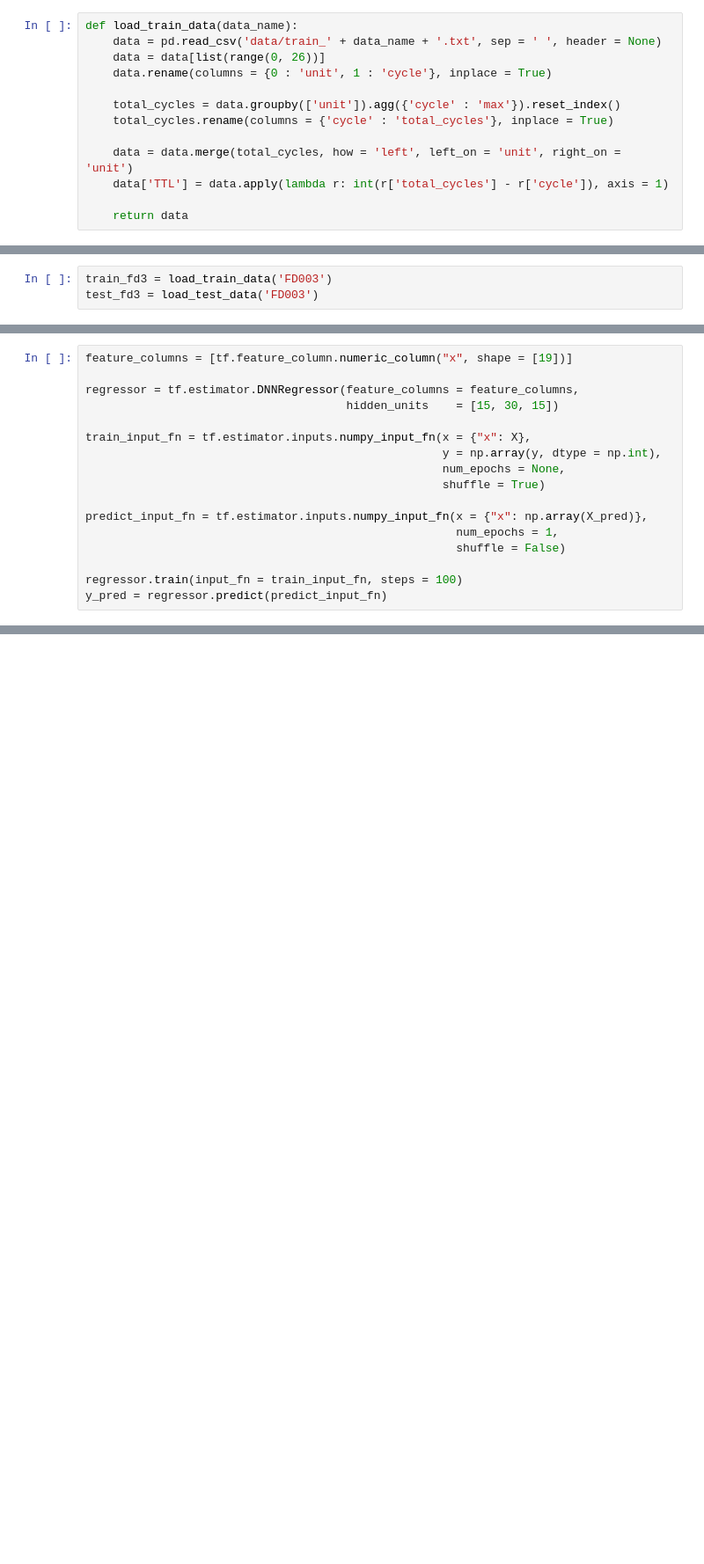
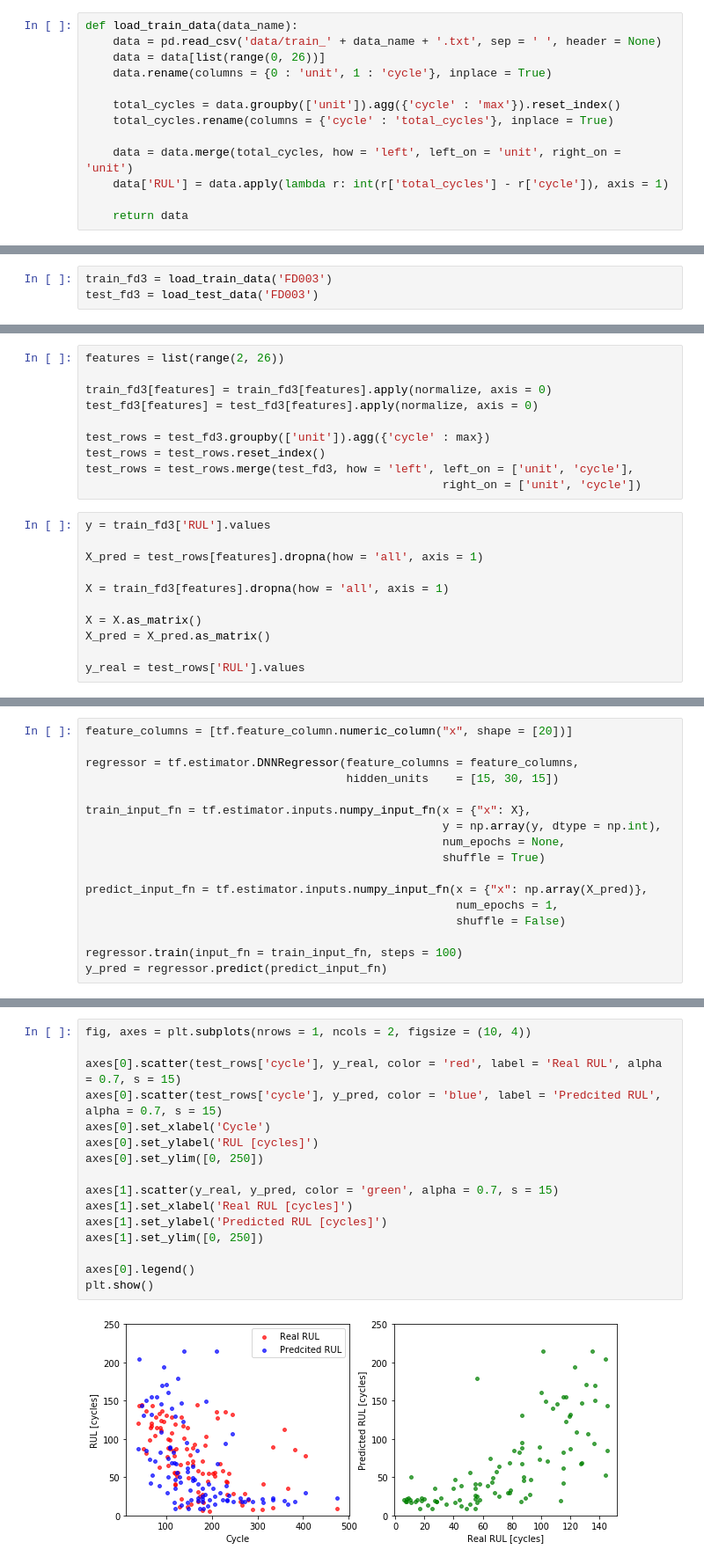
Before and after one commit to jancervenka/turbofan_failure, a Jupyter notebook: turbofan.ipynb, the cells around one changed output, grey strips where cells are left out. Shown at 88% size. Cells and saved outputs as stored; diff of their text form; blank space fills up the shorter version.

```diff
--- a/turbofan.ipynb
+++ b/turbofan.ipynb
@@ -17,7 +17,7 @@ def load_train_data(data_name):
     total_cycles.rename(columns = {'cycle' : 'total_cycles'}, inplace = True)
 
     data = data.merge(total_cycles, how = 'left', left_on = 'unit', right_on = 'unit')
-    data['TTL'] = data.apply(lambda r: int(r['total_cycles'] - r['cycle']), axis = 1)
+    data['RUL'] = data.apply(lambda r: int(r['total_cycles'] - r['cycle']), axis = 1)
 
     return data
 # %%
@@ -102,0 +68,21 @@ plt.show()
+# %%
+features = list(range(2, 26))
+
+train_fd3[features] = train_fd3[features].apply(normalize, axis = 0)
+test_fd3[features] = test_fd3[features].apply(normalize, axis = 0)
+
+test_rows = test_fd3.groupby(['unit']).agg({'cycle' : max})
+test_rows = test_rows.reset_index()
+test_rows = test_rows.merge(test_fd3, how = 'left', left_on = ['unit', 'cycle'],
+                                                    right_on = ['unit', 'cycle'])
+# %%
+y = train_fd3['RUL'].values
+
+X_pred = test_rows[features].dropna(how = 'all', axis = 1)
+
+X = train_fd3[features].dropna(how = 'all', axis = 1)
+
+X = X.as_matrix()
+X_pred = X_pred.as_matrix()
+
+y_real = test_rows['RUL'].values
@@ -103,5 +91,5 @@ plt.show()
 # %%
-feature_columns = [tf.feature_column.numeric_column("x", shape = [19])]
+feature_columns = [tf.feature_column.numeric_column("x", shape = [20])]
 
 regressor = tf.estimator.DNNRegressor(feature_columns = feature_columns,
                                       hidden_units    = [15, 30, 15])
@@ -137,0 +122,18 @@ compute_score(y_real, y_pred) / 100
+# %%
+fig, axes = plt.subplots(nrows = 1, ncols = 2, figsize = (10, 4))
+
+axes[0].scatter(test_rows['cycle'], y_real, color = 'red', label = 'Real RUL', alpha = 0.7, s = 15)
+axes[0].scatter(test_rows['cycle'], y_pred, color = 'blue', label = 'Predcited RUL', alpha = 0.7, s = 15)
+axes[0].set_xlabel('Cycle')
+axes[0].set_ylabel('RUL [cycles]')
+axes[0].set_ylim([0, 250])
+
+axes[1].scatter(y_real, y_pred, color = 'green', alpha = 0.7, s = 15)
+axes[1].set_xlabel('Real RUL [cycles]')
+axes[1].set_ylabel('Predicted RUL [cycles]')
+axes[1].set_ylim([0, 250])
+
+axes[0].legend()
+plt.show()
+# %% [output]
+[figure, added]
```
Also changed, not shown: parts of 21 cells of this notebook.
